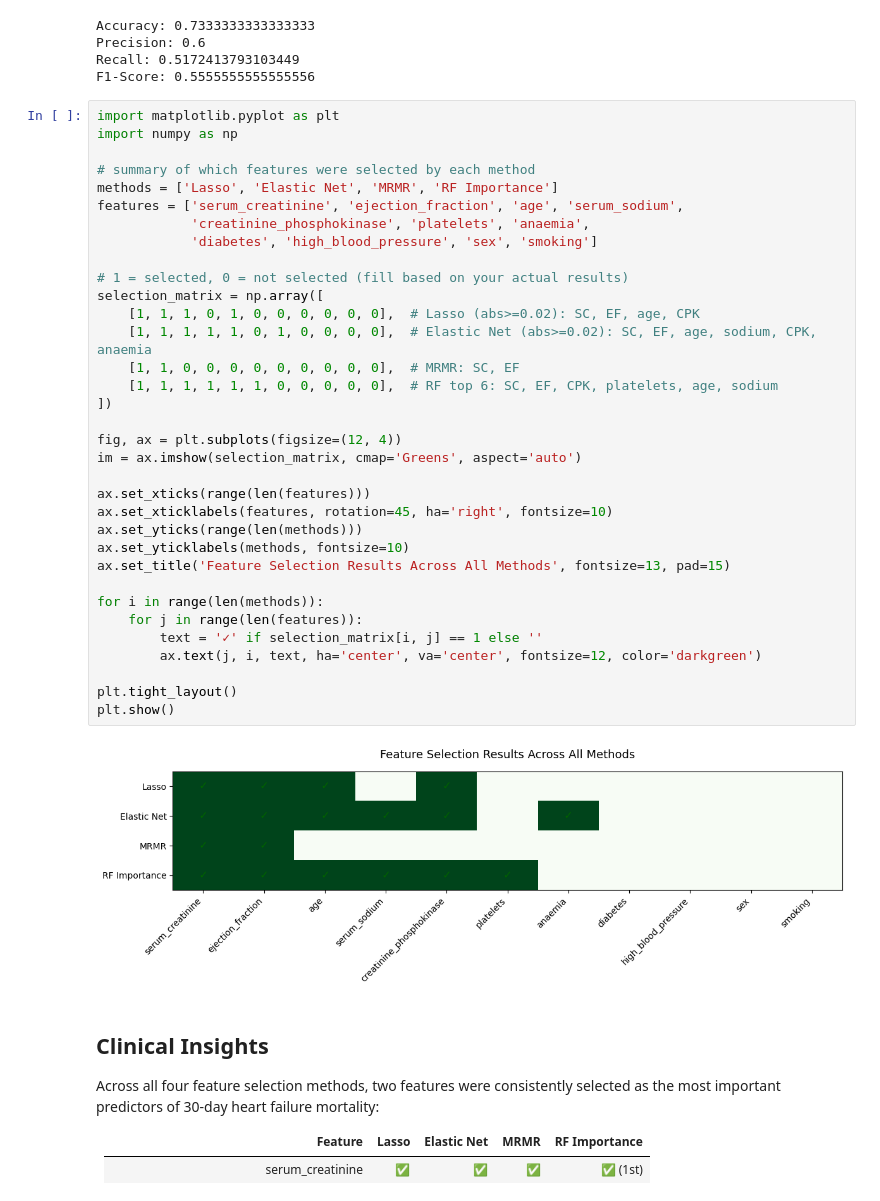
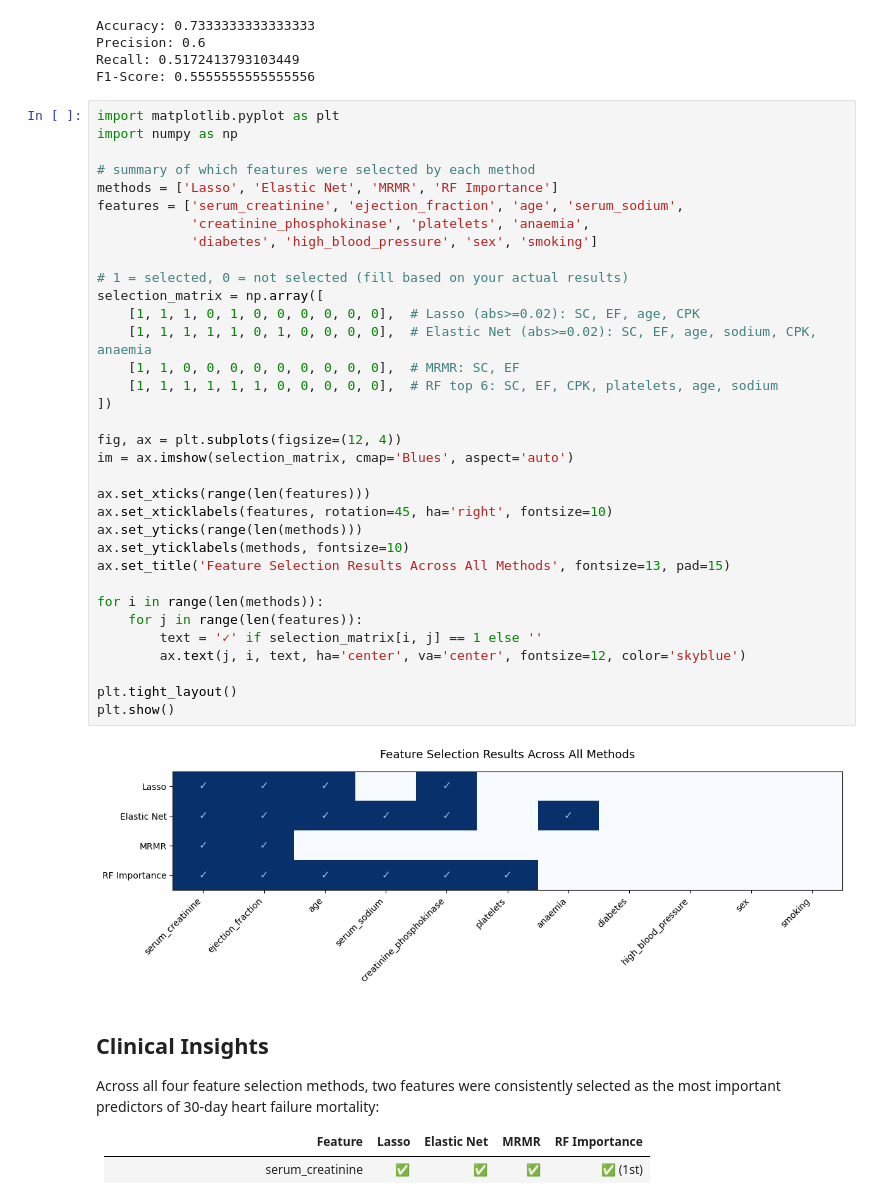
Before and after one commit to rsylee/heart-failure-survival-analysis, a Jupyter notebook: Feature_Selection.ipynb, the cells around one changed output. Cells and saved outputs as stored; diff of their text form.

```diff
--- a/Feature_Selection.ipynb
+++ b/Feature_Selection.ipynb
@@ -387,36 +386,36 @@ import numpy as np
 
 # summary of which features were selected by each method
 methods = ['Lasso', 'Elastic Net', 'MRMR', 'RF Importance']
 features = ['serum_creatinine', 'ejection_fraction', 'age', 'serum_sodium',
             'creatinine_phosphokinase', 'platelets', 'anaemia',
             'diabetes', 'high_blood_pressure', 'sex', 'smoking']
 
 # 1 = selected, 0 = not selected (fill based on your actual results)
 selection_matrix = np.array([
     [1, 1, 1, 0, 1, 0, 0, 0, 0, 0, 0],  # Lasso (abs>=0.02): SC, EF, age, CPK
     [1, 1, 1, 1, 1, 0, 1, 0, 0, 0, 0],  # Elastic Net (abs>=0.02): SC, EF, age, sodium, CPK, anaemia
     [1, 1, 0, 0, 0, 0, 0, 0, 0, 0, 0],  # MRMR: SC, EF
     [1, 1, 1, 1, 1, 1, 0, 0, 0, 0, 0],  # RF top 6: SC, EF, CPK, platelets, age, sodium
 ])
 
 fig, ax = plt.subplots(figsize=(12, 4))
-im = ax.imshow(selection_matrix, cmap='Greens', aspect='auto')
+im = ax.imshow(selection_matrix, cmap='Blues', aspect='auto')
 
 ax.set_xticks(range(len(features)))
 ax.set_xticklabels(features, rotation=45, ha='right', fontsize=10)
 ax.set_yticks(range(len(methods)))
 ax.set_yticklabels(methods, fontsize=10)
 ax.set_title('Feature Selection Results Across All Methods', fontsize=13, pad=15)
 
 for i in range(len(methods)):
     for j in range(len(features)):
         text = '✓' if selection_matrix[i, j] == 1 else ''
-        ax.text(j, i, text, ha='center', va='center', fontsize=12, color='darkgreen')
+        ax.text(j, i, text, ha='center', va='center', fontsize=12, color='skyblue')
 
 plt.tight_layout()
 plt.show()
 # %% [output]
-[figure, old version]
+[figure, new version]
 # %% [markdown]
 ## Clinical Insights
 
```
Also changed, not shown: parts of 1 cell of this notebook.
